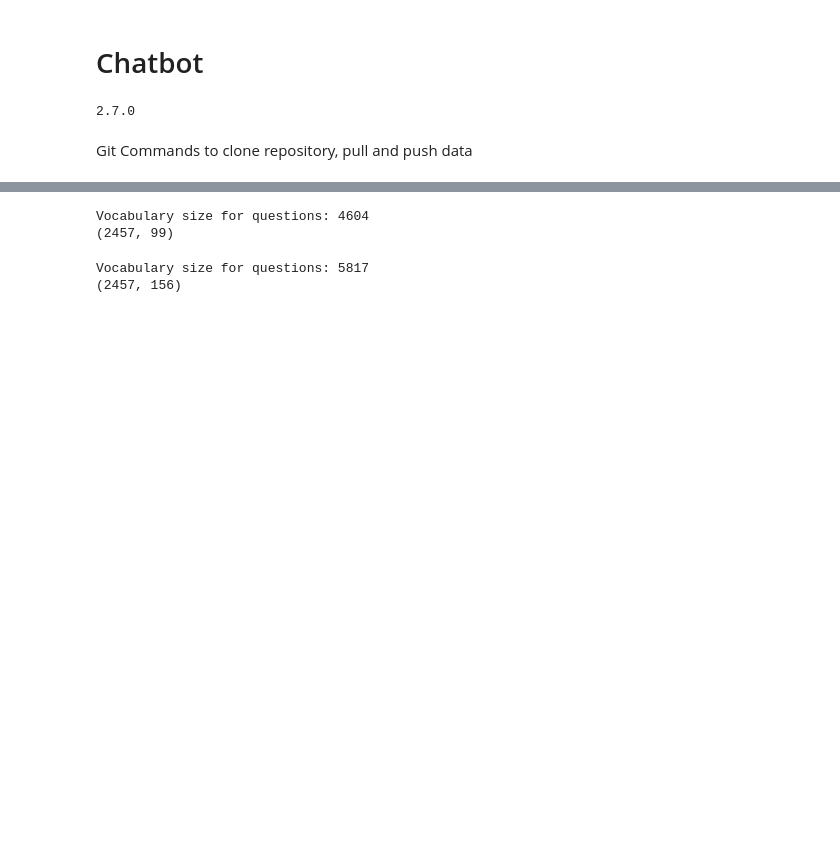
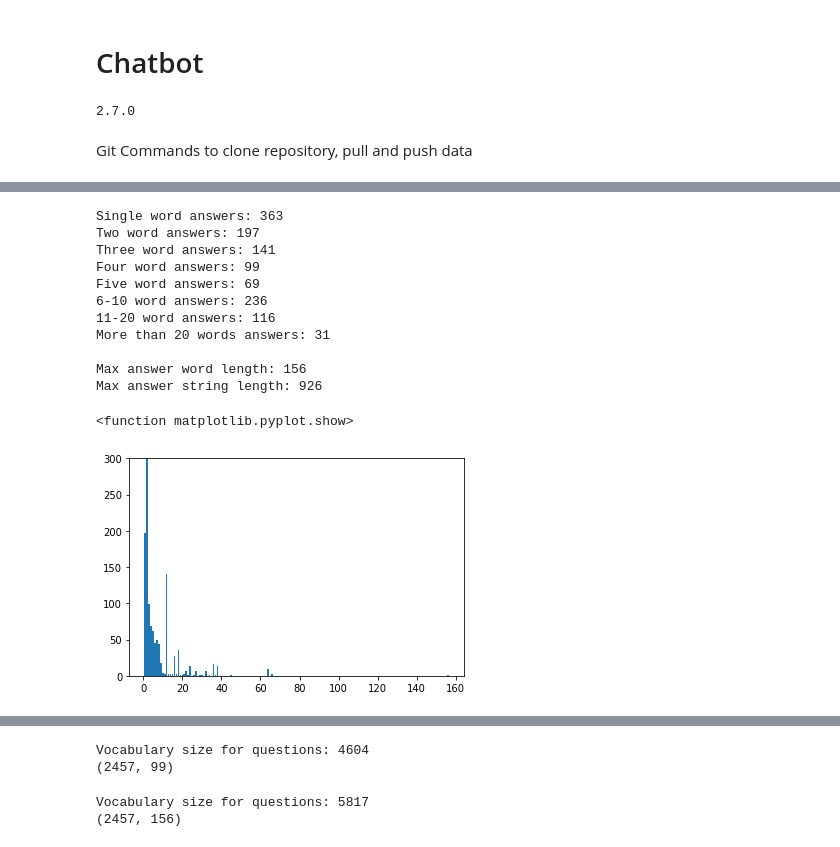
Before and after one commit to aanchal0431/chatbot, a Jupyter notebook: SEP_728_Chatbot.ipynb, the cells around one changed output, grey strips where cells are left out. Saved outputs shown, nothing was run; the diff lists cells and outputs as text; code cells hidden in the pictures; blank space fills up the shorter version.

```diff
--- a/SEP_728_Chatbot.ipynb
+++ b/SEP_728_Chatbot.ipynb
@@ -112,0 +248,12 @@ data_all.head()
+# %%
+#pull all yes/no questions
+yes_no = ['yes', 'yes.', 'yes,', 'no', 'no.', 'no,']
+data_yn = data_all.where(data_all['Answer'].str.split(' ').str[0].isin(yes_no)).dropna()
+data_yn['Answer'] = data_yn['Answer'].str.split(' ').str[0]
+
+#remove periods & commas
+data_yn['Answer'] = data_yn['Answer'].str.replace('.','')
+data_yn['Answer'] = data_yn['Answer'].str.replace(',','')
+
+print("Shape:", data_yn.shape)
+data_yn.head()
@@ -112,0 +268,6 @@ data_all.head()
+# %%
+#pull all other questions that pull "direct" answers from the context
+data_context = data_all.where((data_all['Answer'].str.split(' ').str[0].isin(yes_no)) == False).dropna()
+data_context.to_csv('Questions_toClean.csv', index=False)
+print("Shape:", data_context.shape)
+data_context.head()
@@ -112,0 +282,34 @@ data_all.head()
+# %%
+#plot the distribution of answer word length for questions that aren't yes/no
+word_length = data_context['Answer'].str.count(' ') + 1
+string_length = data_context['Answer'].str.len()
+
+print('Single word answers:', (word_length == 1).sum())
+print('Two word answers:', (word_length == 2).sum())
+print('Three word answers:', (word_length == 3).sum())
+print('Four word answers:', (word_length == 4).sum())
+print('Five word answers:', (word_length == 5).sum())
+print('6-10 word answers:', ((word_length > 5) & (word_length <= 10)).sum())
+print('11-20 word answers:', ((word_length > 10) & (word_length <= 20)).sum())
+print('More than 20 words answers:', (word_length > 20).sum())
+print('\nMax answer word length:', word_length.max())
+print('Max answer string length:', string_length.max())
+
+#plt.hist(word_length, bins = 100)
+plt.bar(word_length.unique(), word_length.value_counts())
+plt.ylim([0,300])
+plt.show
+# %% [output]
+Single word answers: 363
+Two word answers: 197
+Three word answers: 141
+Four word answers: 99
+Five word answers: 69
+6-10 word answers: 236
+11-20 word answers: 116
+More than 20 words answers: 31
+
+Max answer word length: 156
+Max answer string length: 926
+<function matplotlib.pyplot.show>
+[figure, added]
```
Also changed, not shown: parts of 33 cells of this notebook.
